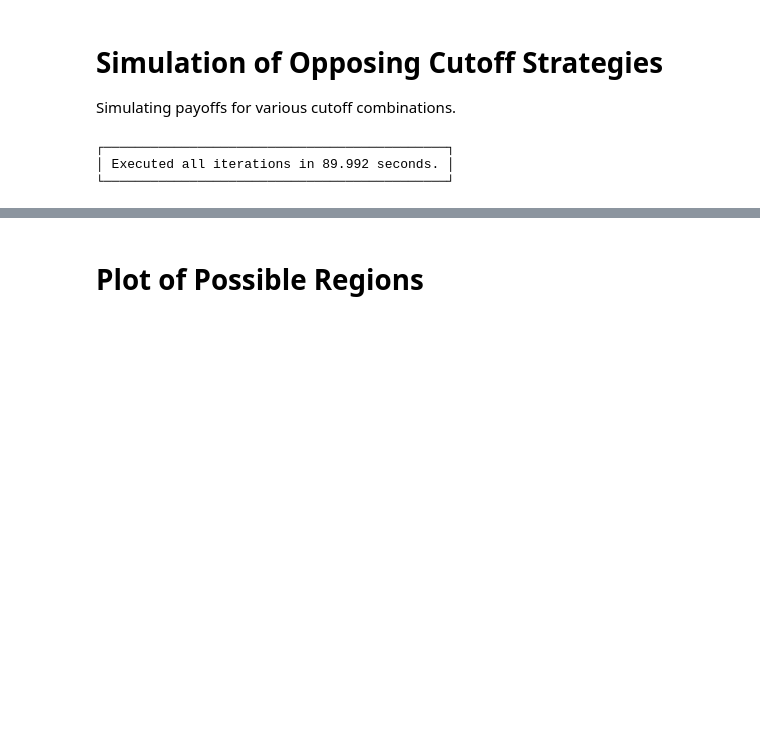
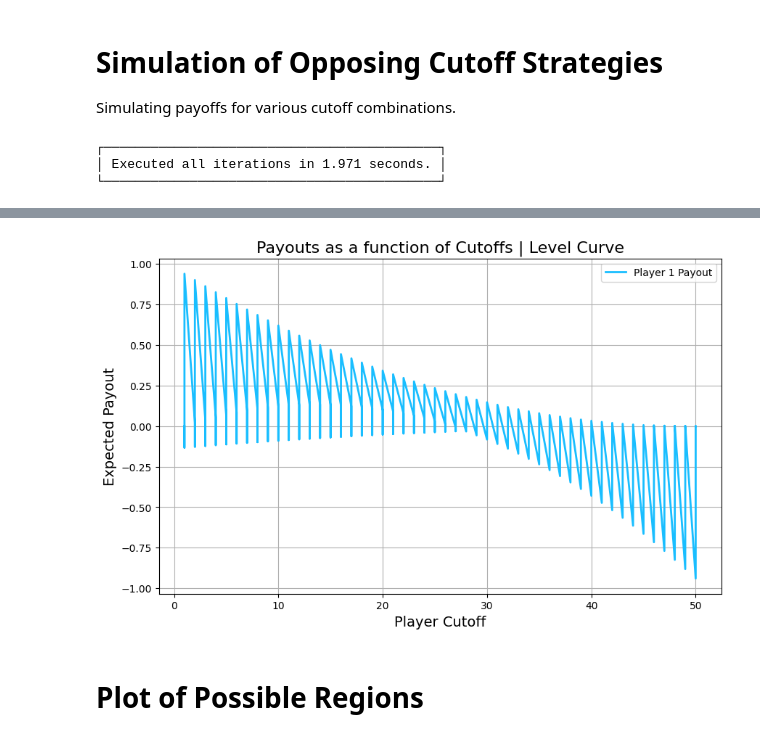
Before and after one commit to mihirt2/poker-like-games, a Jupyter notebook: discrete_poker_games.ipynb, the cells around one changed output, grey strips where cells are left out. Saved outputs shown, nothing was run; the diff lists cells and outputs as text; code cells hidden in the pictures; blank space fills up the shorter version.

```diff
--- a/discrete_poker_games.ipynb
+++ b/discrete_poker_games.ipynb
@@ -231,7 +231,7 @@ Simulating payoffs for various cutoff combinations.
   Iterating for cutoff ranges of [1, test_range]
 
 """
-n = 150
+n = 50
 test_range = n
 p1_expected_payout, p2_expected_payout = 0, 0
 trials = nCr(n)
@@ -317,12 +317,12 @@ for p1_test_cutoff in range(1, test_range + 1):
 boxed(f"Executed all iterations in {round(time.time() - start_time, 3)} seconds.\n")
 
 # Add flags as necessary (P1, P2)
-# graph_scatter_3d(P1)
+graph_scatter_3d(P1)
 # graph_contour_3d(P1)
-# graph_2d(P1)
+graph_2d(P1)
 # expected_payoffs_table(P1)
 save()
 # %% [output]
-┌────────────────────────────────────────────┐
-│ Executed all iterations in 89.992 seconds. │
-└────────────────────────────────────────────┘
+┌───────────────────────────────────────────┐
+│ Executed all iterations in 1.971 seconds. │
+└───────────────────────────────────────────┘
@@ -329,3 +330,4 @@ save()
+[figure, added]
 # %% [markdown]
 # Plot of Possible Regions
 # %%
```
Also changed, not shown: parts of 3 cells of this notebook.
